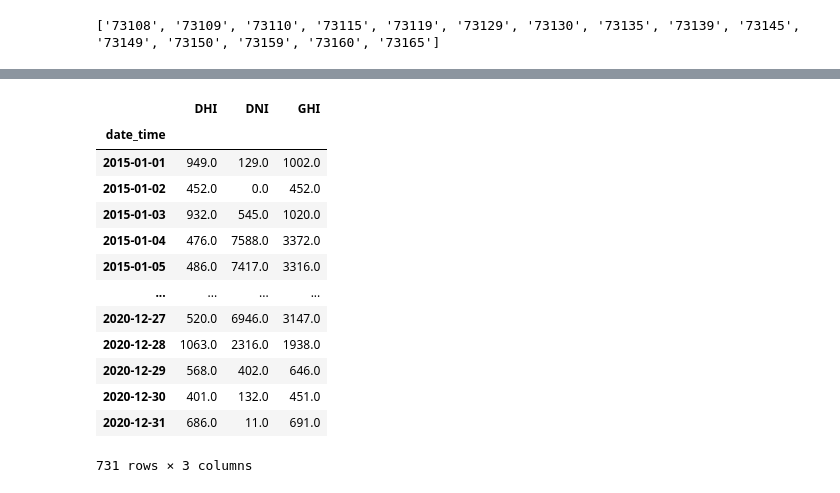
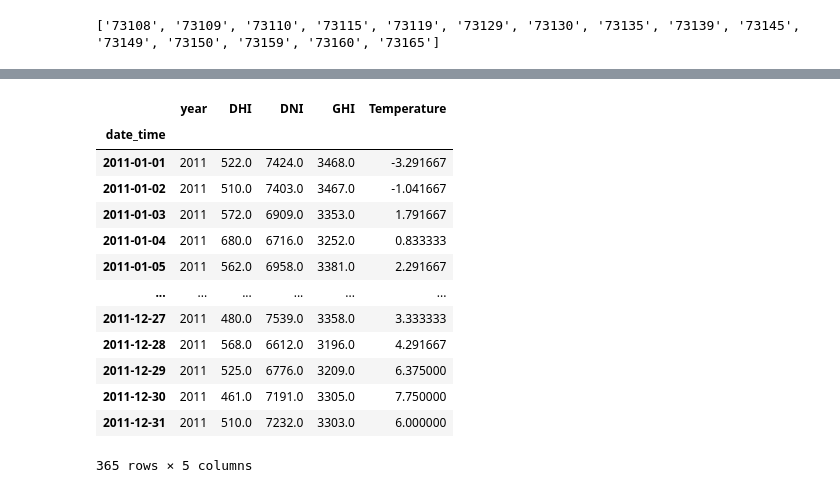
Before and after one commit to gamyers/solar-697, a Jupyter notebook: gm/notebooks/tseries1.ipynb, the cells around one changed output, grey strips where cells are left out. Cells and saved outputs as stored; diff of their text form; code cells hidden in the pictures.

```diff
--- a/gm/notebooks/tseries1.ipynb
+++ b/gm/notebooks/tseries1.ipynb
@@ -110,22 +91,36 @@ df.iloc[13200:13250]
 # %%
-df_daily = df.resample("D").sum().reset_index(drop=False)
-drop_eval = (df_daily[df_daily["date_time"] > pd.to_datetime("2015-12-31")].index).intersection(df_daily[df_daily["date_time"] < pd.to_datetime("2020-01-01")].index)
-df_daily = df_daily.drop(drop_eval).set_index("date_time")
+# drop_eval = (df_daily[df_daily["date_time"] > pd.to_datetime("2015-12-31")].index).intersection(df_daily[df_daily["date_time"] < pd.to_datetime("2020-01-01")].index)
+# df_daily = df_daily.drop(drop_eval).set_index("date_time")
+
+df_2020 = df[df['year']==2020].resample("D").sum().reset_index(drop=False)
+df_2020['year']=2020
+df_2020['Temperature'] = df_2020['Temperature']/24
+df_2020.set_index("date_time", inplace=True)
+
+df_2016 = df[df['year']==2016].resample("D").sum().reset_index(drop=False)
+df_2016['year']=2016
+df_2016['Temperature'] = df_2016['Temperature']/24
+df_2016.set_index("date_time", inplace=True)
+
+df_2011 = df[df['year']==2011].resample("D").sum().reset_index(drop=False)
+df_2011['year']=2011
+df_2011['Temperature'] = df_2011['Temperature']/24
+df_2011.set_index("date_time", inplace=True)
 # %%
-df_daily
+df_2011
 # %% [output]
-|  | DHI | DNI | GHI |
-| date_time |  |  |  |
-| 2015-01-01 | 949.0 | 129.0 | 1002.0 |
-| 2015-01-02 | 452.0 | 0.0 | 452.0 |
-| 2015-01-03 | 932.0 | 545.0 | 1020.0 |
-| 2015-01-04 | 476.0 | 7588.0 | 3372.0 |
-| 2015-01-05 | 486.0 | 7417.0 | 3316.0 |
-| ... | ... | ... | ... |
-| 2020-12-27 | 520.0 | 6946.0 | 3147.0 |
-| 2020-12-28 | 1063.0 | 2316.0 | 1938.0 |
-| 2020-12-29 | 568.0 | 402.0 | 646.0 |
-| 2020-12-30 | 401.0 | 132.0 | 451.0 |
-| 2020-12-31 | 686.0 | 11.0 | 691.0 |
+|  | year | DHI | DNI | GHI | Temperature |
+| date_time |  |  |  |  |  |
+| 2011-01-01 | 2011 | 522.0 | 7424.0 | 3468.0 | -3.291667 |
+| 2011-01-02 | 2011 | 510.0 | 7403.0 | 3467.0 | -1.041667 |
+| 2011-01-03 | 2011 | 572.0 | 6909.0 | 3353.0 | 1.791667 |
+| 2011-01-04 | 2011 | 680.0 | 6716.0 | 3252.0 | 0.833333 |
+| 2011-01-05 | 2011 | 562.0 | 6958.0 | 3381.0 | 2.291667 |
+| ... | ... | ... | ... | ... | ... |
+| 2011-12-27 | 2011 | 480.0 | 7539.0 | 3358.0 | 3.333333 |
+| 2011-12-28 | 2011 | 568.0 | 6612.0 | 3196.0 | 4.291667 |
+| 2011-12-29 | 2011 | 525.0 | 6776.0 | 3209.0 | 6.375000 |
+| 2011-12-30 | 2011 | 461.0 | 7191.0 | 3305.0 | 7.750000 |
+| 2011-12-31 | 2011 | 510.0 | 7232.0 | 3303.0 | 6.000000 |
-731 rows × 3 columns
+365 rows × 5 columns
 # %%
```
Also changed, not shown: parts of 6 cells of this notebook.
